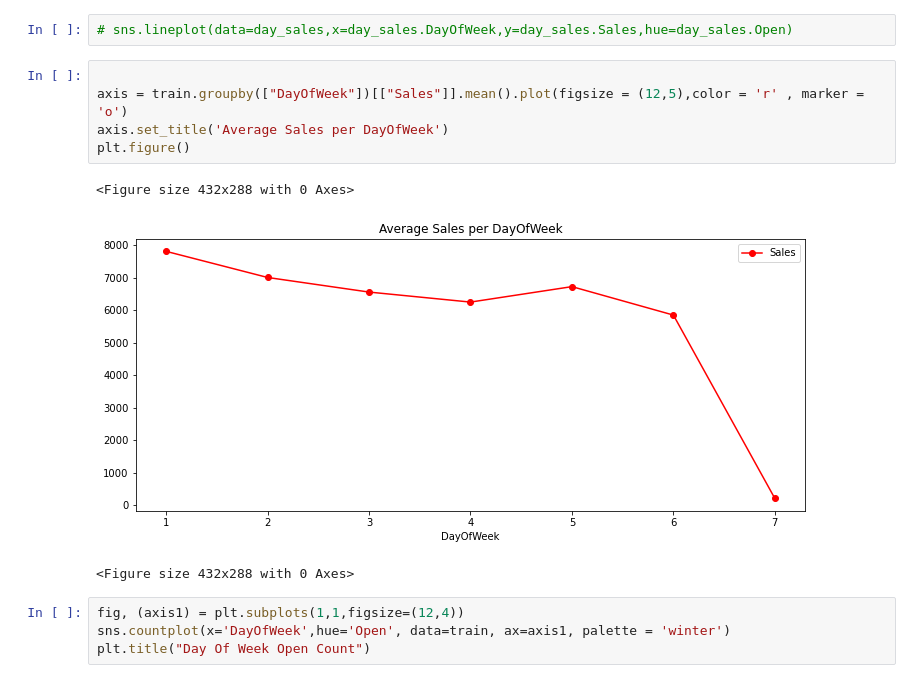
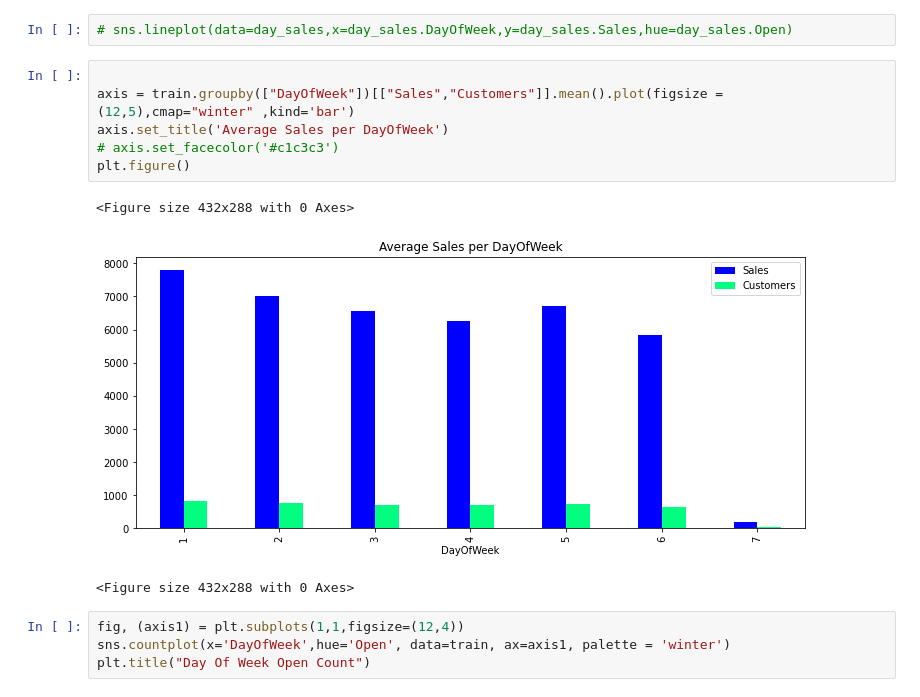
Before and after one commit to SameC137/Rosmann_Sales, a Jupyter notebook: notebooks/DataExploration.ipynb, the cells around one changed output. Saved outputs shown, nothing was run; the diff lists cells and outputs as text.

```diff
--- a/notebooks/DataExploration.ipynb
+++ b/notebooks/DataExploration.ipynb
@@ -261,12 +261,13 @@ day_sales
 # sns.lineplot(data=day_sales,x=day_sales.DayOfWeek,y=day_sales.Sales,hue=day_sales.Open)
 # %%
 
-axis = train.groupby(["DayOfWeek"])[["Sales"]].mean().plot(figsize = (12,5),color = 'r' , marker = 'o')
+axis = train.groupby(["DayOfWeek"])[["Sales","Customers"]].mean().plot(figsize = (12,5),cmap="winter" ,kind='bar')
 axis.set_title('Average Sales per DayOfWeek')
+# axis.set_facecolor('#c1c3c3')
 plt.figure()
 # %% [output]
 <Figure size 432x288 with 0 Axes>
-[figure, old version]
+[figure, new version]
 <Figure size 432x288 with 0 Axes>
 # %%
 fig, (axis1) = plt.subplots(1,1,figsize=(12,4))
```
Also changed, not shown: parts of 4 cells of this notebook.
